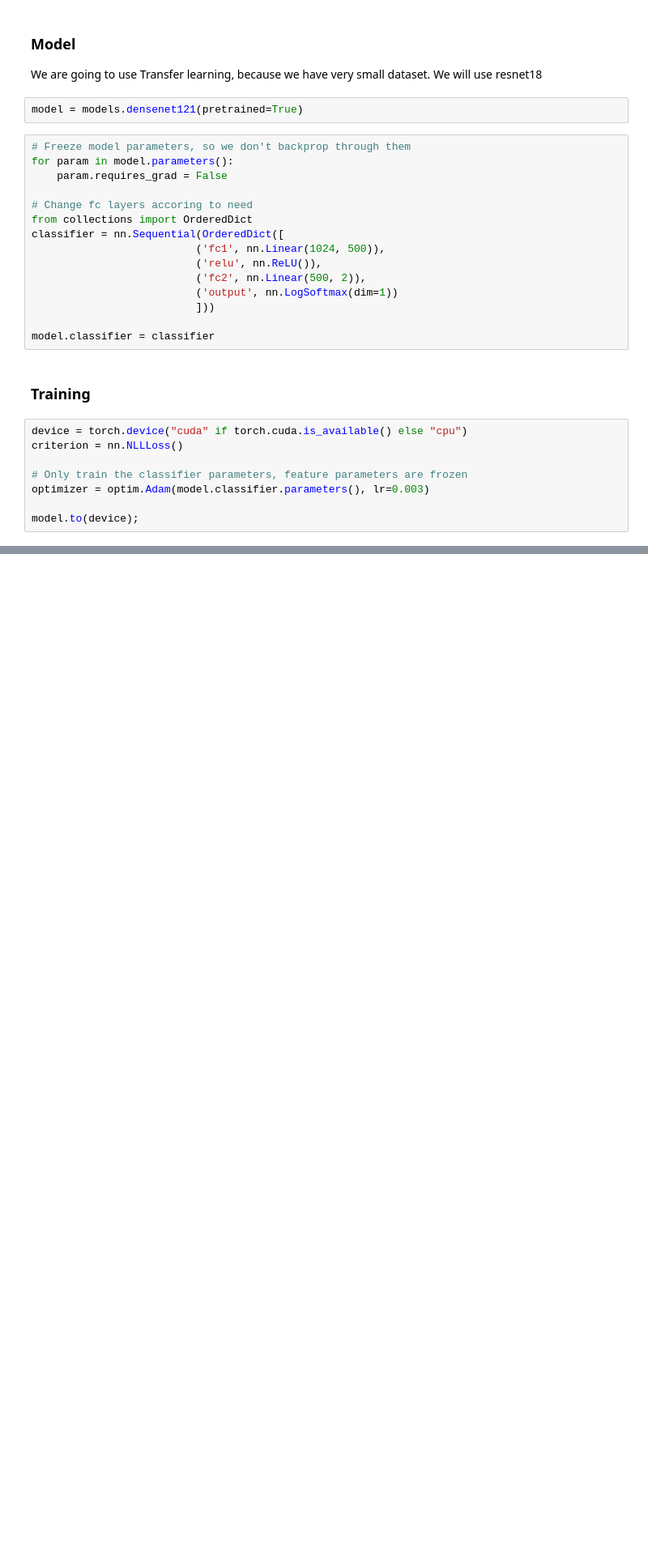
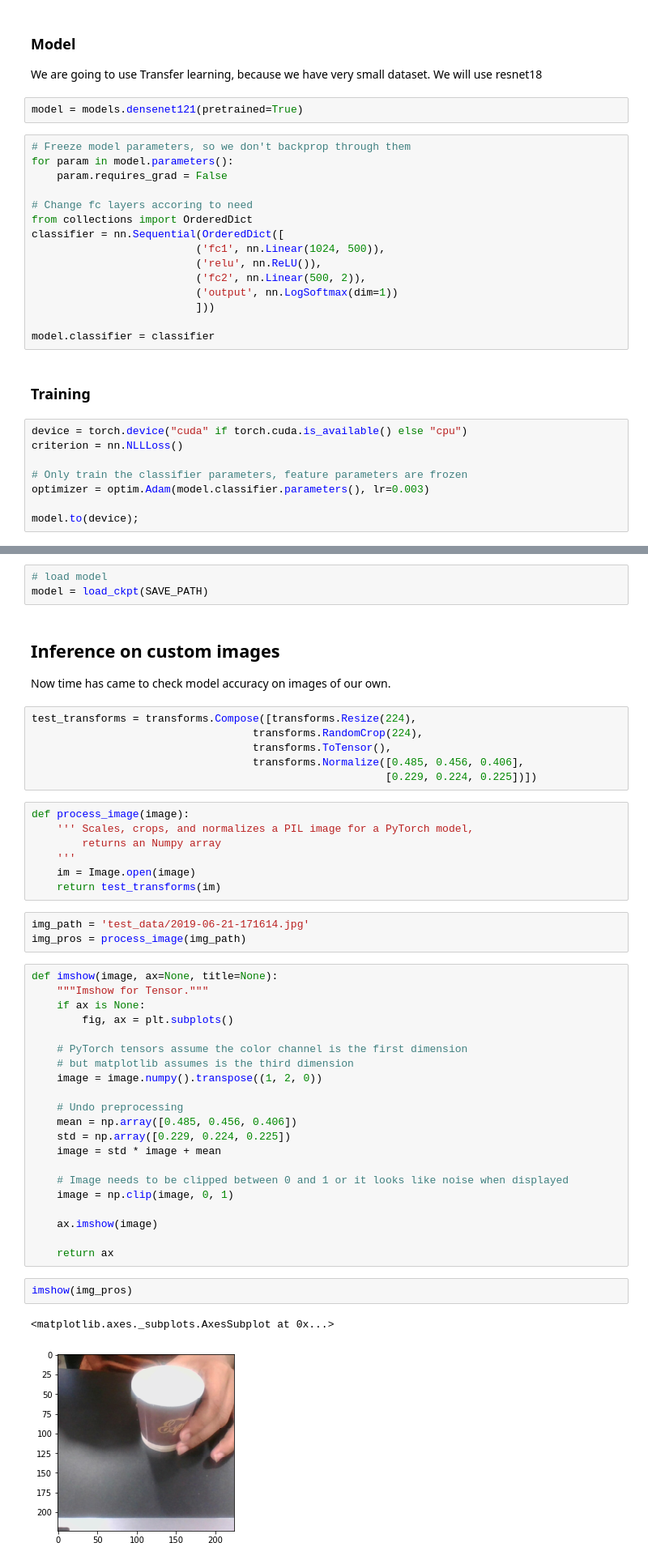
Before and after one commit to shashank2806/pytorch-classification-localization, a Jupyter notebook: classification.ipynb, the cells around one changed output, grey strips where cells are left out. Shown at 81% size. Cells and saved outputs as stored; diff of their text form; blank space fills up the shorter version.

```diff
--- a/classification.ipynb
+++ b/classification.ipynb
@@ -183,0 +261,49 @@ Epoch 10/10.. Train loss: 0.027.. Test loss: 0.359.. Test accuracy: 0.667
+# %%
+# load model
+model = load_ckpt(SAVE_PATH)
+# %% [markdown]
+## Inference on custom images
+
+Now time has came to check model accuracy on images of our own.
+# %%
+test_transforms = transforms.Compose([transforms.Resize(224),
+                                   transforms.RandomCrop(224),
+                                   transforms.ToTensor(),
+                                   transforms.Normalize([0.485, 0.456, 0.406],
+                                                        [0.229, 0.224, 0.225])])
+# %%
+def process_image(image):
+    ''' Scales, crops, and normalizes a PIL image for a PyTorch model,
+        returns an Numpy array
+    '''
+    im = Image.open(image)
+    return test_transforms(im)
+# %%
+img_path = 'test_data/2019-06-21-171614.jpg'
+img_pros = process_image(img_path)
+# %%
+def imshow(image, ax=None, title=None):
+    """Imshow for Tensor."""
+    if ax is None:
+        fig, ax = plt.subplots()
+
+    # PyTorch tensors assume the color channel is the first dimension
+    # but matplotlib assumes is the third dimension
+    image = image.numpy().transpose((1, 2, 0))
+
+    # Undo preprocessing
+    mean = np.array([0.485, 0.456, 0.406])
+    std = np.array([0.229, 0.224, 0.225])
+    image = std * image + mean
+
+    # Image needs to be clipped between 0 and 1 or it looks like noise when displayed
+    image = np.clip(image, 0, 1)
+
+    ax.imshow(image)
+
+    return ax
+# %%
+imshow(img_pros)
+# %% [output]
+<matplotlib.axes._subplots.AxesSubplot at 0x...>
+[figure, added]
```
Also changed, not shown: parts of 17 cells of this notebook.
